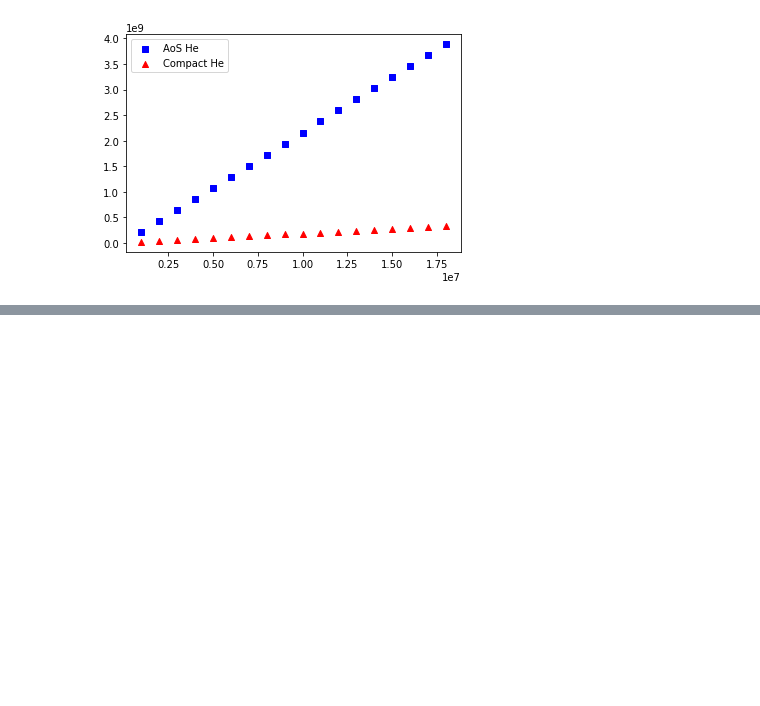
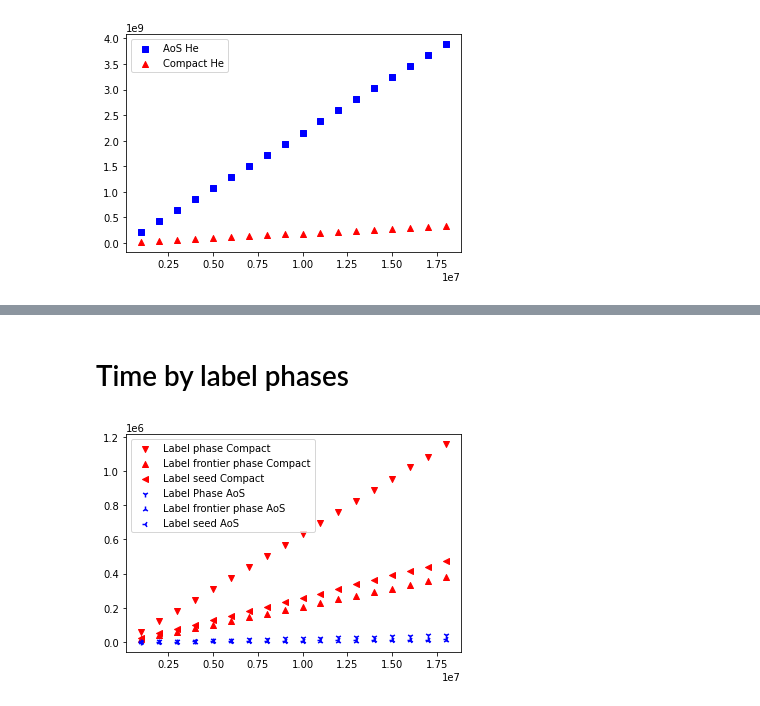
Before and after one commit to ssalinasfe/Compact-Polylla-Mesh, a Jupyter notebook: pruebas/output/plots.ipynb, the cells around one changed output, grey strips where cells are left out. Saved outputs shown, nothing was run; the diff lists cells and outputs as text; code cells hidden in the pictures; blank space fills up the shorter version.

```diff
--- a/pruebas/output/plots.ipynb
+++ b/pruebas/output/plots.ipynb
@@ -148,0 +168,14 @@ plt.ticklabel_format(style='sci', axis='x', scilimits=(0,0))
+# %% [markdown]
+# Time by label phases
+# %%
+plt.scatter(data_time_compact.n_vertices, data_time_compact.time_to_label_max_edges, c="red",marker="v", label='Label phase Compact')
+plt.scatter(data_time_compact.n_vertices, data_time_compact.time_to_label_frontier_edges, c="red",marker="^", label='Label frontier phase Compact')
+plt.scatter(data_time_compact.n_vertices, data_time_compact.time_to_label_seed_edges, c="red",marker="<", label='Label seed Compact')
+
+plt.scatter(data_time.n_vertices, data_time.time_to_label_max_edges, c="blue" ,marker="1",  label='Label Phase AoS')
+plt.scatter(data_time.n_vertices, data_time.time_to_label_frontier_edges, c="blue" ,marker="2",  label='Label frontier phase AoS')
+plt.scatter(data_time.n_vertices, data_time.time_to_label_seed_edges, c="blue" ,marker="3",  label='Label seed AoS')
+plt.legend()
+plt.ticklabel_format(style='sci', axis='x', scilimits=(0,0))
+# %% [output]
+[figure, added]
```
Also changed, not shown: parts of 7 cells of this notebook, 1 other file.
